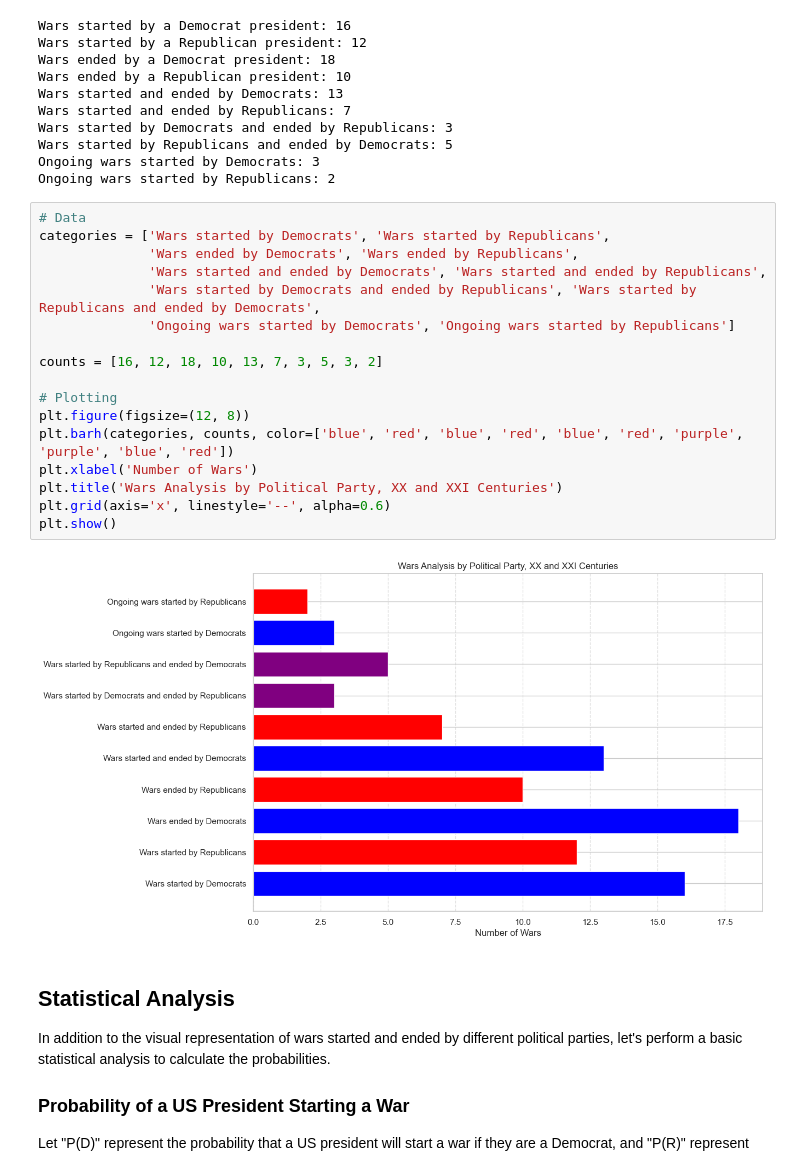
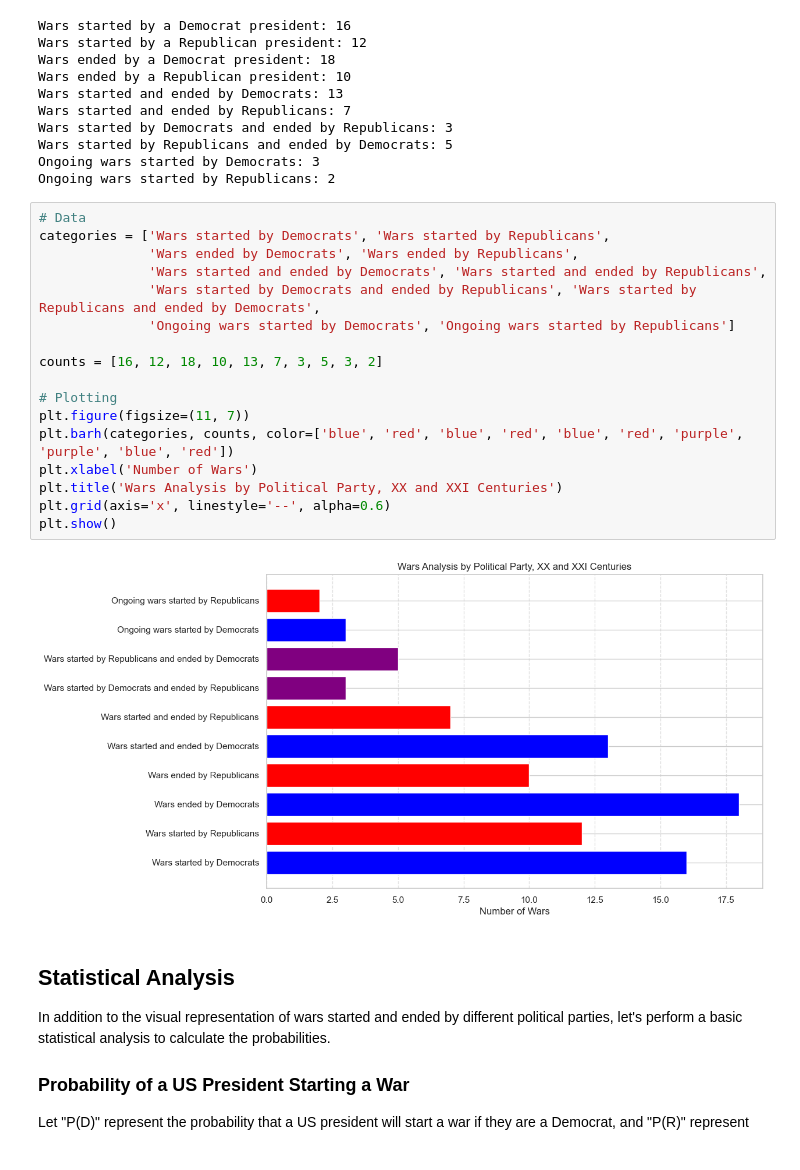
Before and after one commit to rafvrab/war_trends_analysis, a Jupyter notebook: notebook.ipynb, the cells around one changed output. Saved outputs shown, nothing was run; the diff lists cells and outputs as text.

Commit message:
image files

```diff
--- a/notebook.ipynb
+++ b/notebook.ipynb
@@ -277,22 +277,22 @@ Ongoing wars started by Republicans: 2
 # %%
 # Data
 categories = ['Wars started by Democrats', 'Wars started by Republicans',
               'Wars ended by Democrats', 'Wars ended by Republicans',
               'Wars started and ended by Democrats', 'Wars started and ended by Republicans',
               'Wars started by Democrats and ended by Republicans', 'Wars started by Republicans and ended by Democrats',
               'Ongoing wars started by Democrats', 'Ongoing wars started by Republicans']
 
 counts = [16, 12, 18, 10, 13, 7, 3, 5, 3, 2]
 
 # Plotting
-plt.figure(figsize=(12, 8))
+plt.figure(figsize=(11, 7))
 plt.barh(categories, counts, color=['blue', 'red', 'blue', 'red', 'blue', 'red', 'purple', 'purple', 'blue', 'red'])
 plt.xlabel('Number of Wars')
 plt.title('Wars Analysis by Political Party, XX and XXI Centuries')
 plt.grid(axis='x', linestyle='--', alpha=0.6)
 plt.show()
 # %% [output]
-[figure, old version]
+[figure, new version]
 # %% [markdown]
 ## Statistical Analysis
 
```
Also changed, not shown: parts of 1 cell of this notebook, 5 other files.
